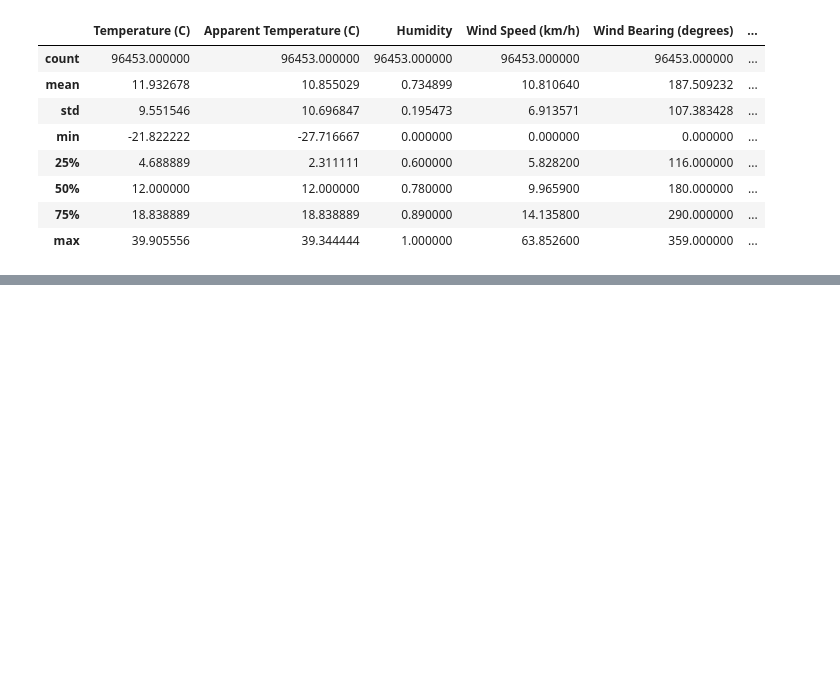
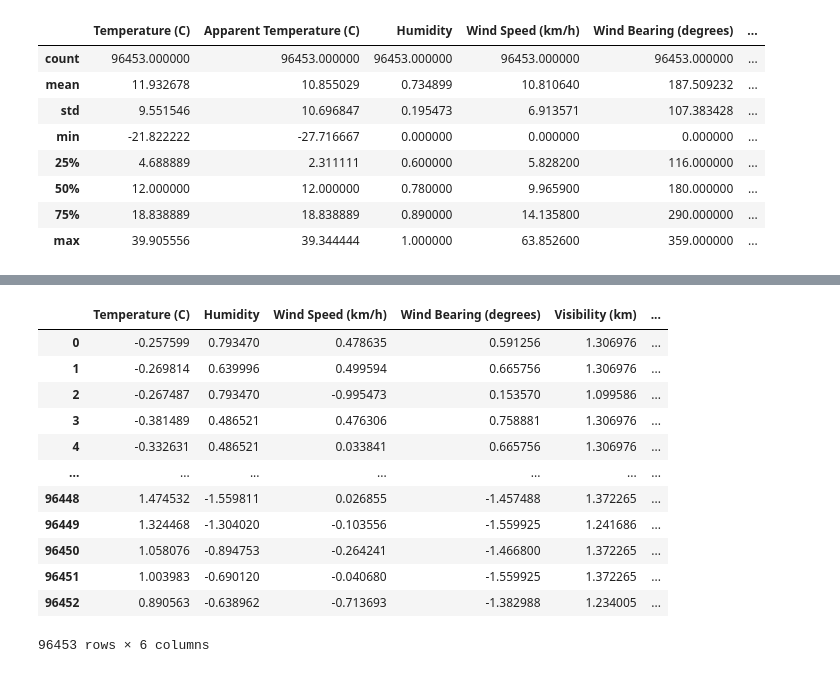
Before and after one commit to SATVIK2204/Data-Science-Projects, a Jupyter notebook: Linear Regression.ipynb, the cells around one changed output, grey strips where cells are left out. Drawn from its saved outputs; the diff is of its cells as text; code cells hidden in the pictures; blank space fills up the shorter version.

```diff
--- a/Linear Regression.ipynb
+++ b/Linear Regression.ipynb
@@ -103,0 +143,16 @@ X.describe()
+# %%
+Xs
+# %% [output]
+|  | Temperature (C) | Humidity | Wind Speed (km/h) | Wind Bearing (degrees) | Visibility (km) | ... |
+| 0 | -0.257599 | 0.793470 | 0.478635 | 0.591256 | 1.306976 | ... |
+| 1 | -0.269814 | 0.639996 | 0.499594 | 0.665756 | 1.306976 | ... |
+| 2 | -0.267487 | 0.793470 | -0.995473 | 0.153570 | 1.099586 | ... |
+| 3 | -0.381489 | 0.486521 | 0.476306 | 0.758881 | 1.306976 | ... |
+| 4 | -0.332631 | 0.486521 | 0.033841 | 0.665756 | 1.306976 | ... |
+| ... | ... | ... | ... | ... | ... | ... |
+| 96448 | 1.474532 | -1.559811 | 0.026855 | -1.457488 | 1.372265 | ... |
+| 96449 | 1.324468 | -1.304020 | -0.103556 | -1.559925 | 1.241686 | ... |
+| 96450 | 1.058076 | -0.894753 | -0.264241 | -1.466800 | 1.372265 | ... |
+| 96451 | 1.003983 | -0.690120 | -0.040680 | -1.559925 | 1.372265 | ... |
+| 96452 | 0.890563 | -0.638962 | -0.713693 | -1.382988 | 1.234005 | ... |
+96453 rows × 6 columns
```
Also changed, not shown: parts of 7 cells of this notebook, 1 other file.
